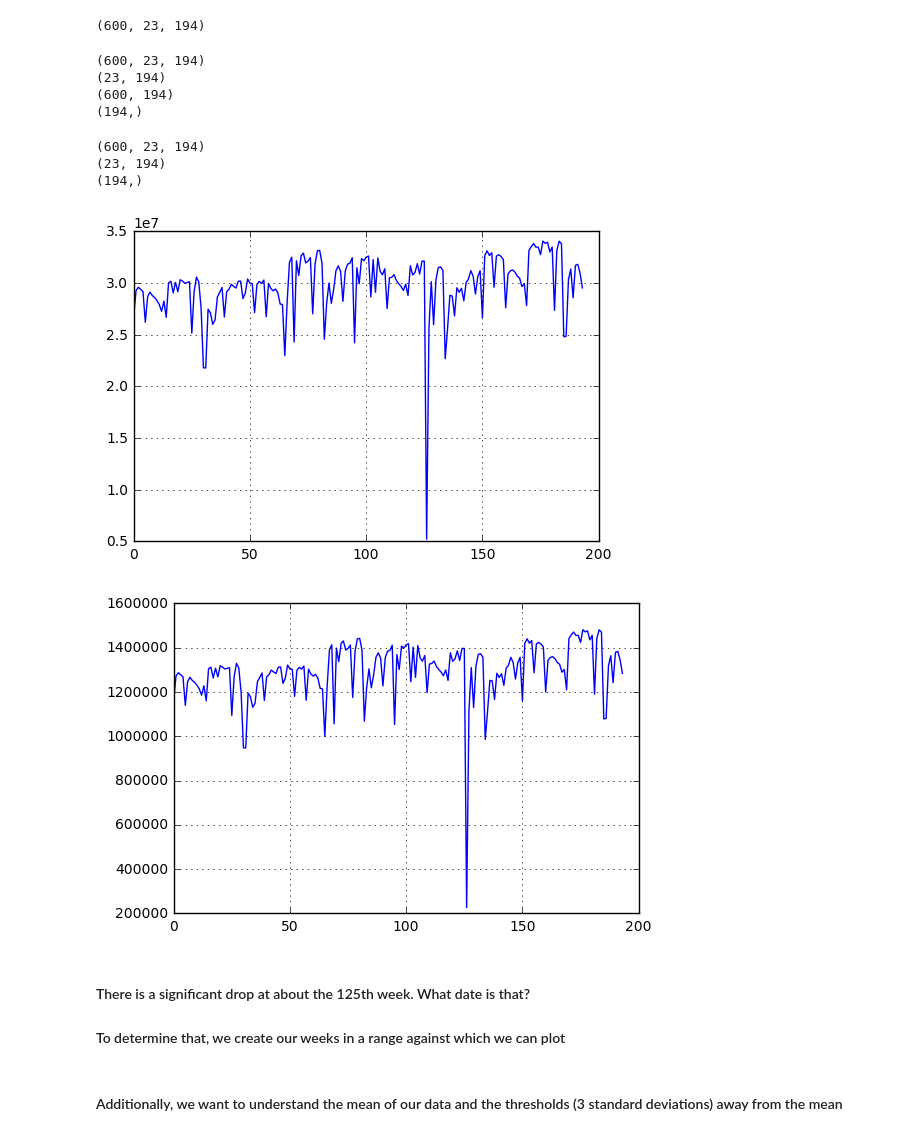
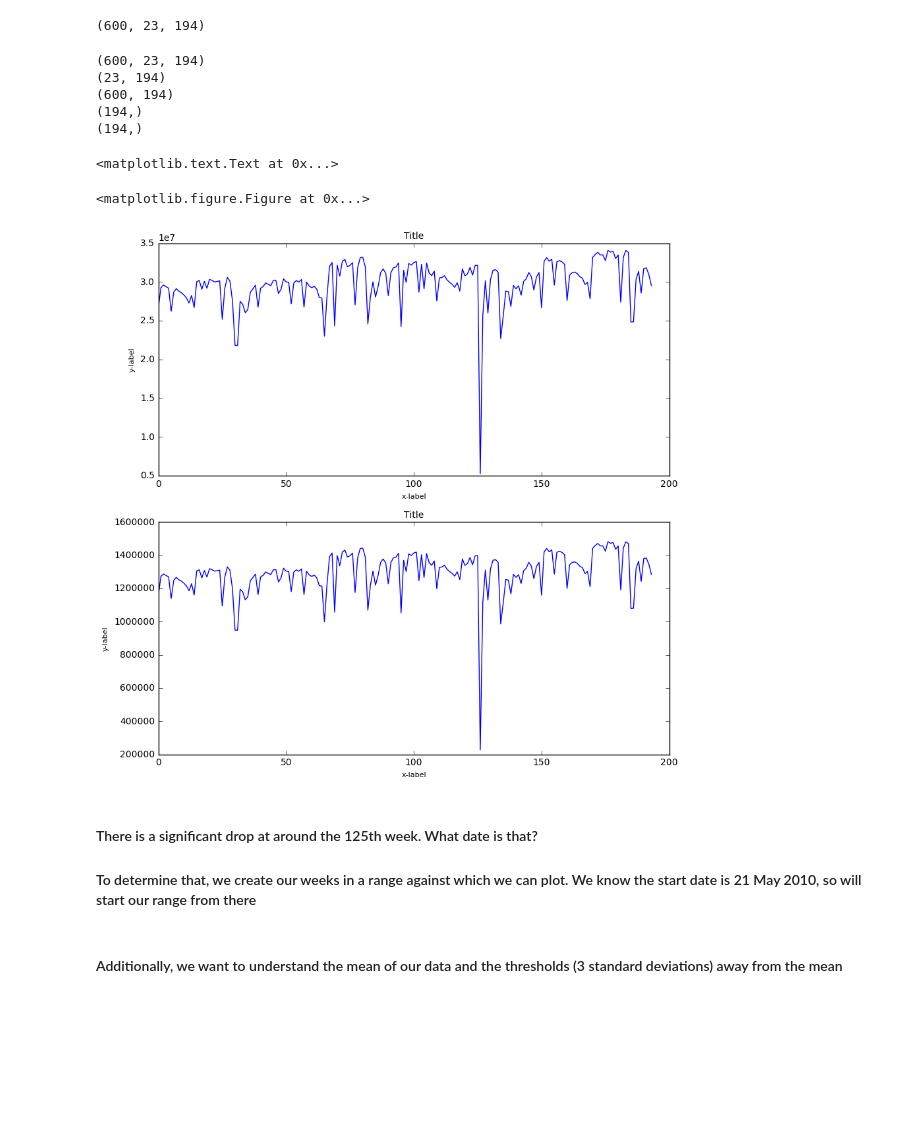
Before and after one commit to tw1574/PUI2016_tw1574, a Jupyter notebook: HW9_tw1574/Assignment1.ipynb, the cells around one changed output. Cells and saved outputs as stored; diff of their text form; code cells hidden in the pictures; blank space fills up the shorter version.

```diff
--- a/HW9_tw1574/Assignment1.ipynb
+++ b/HW9_tw1574/Assignment1.ipynb
@@ -41,42 +41,37 @@ print (mta_ticketsum.shape)
 mta_stationsum = np.nansum(mtarides, axis=1)
 print (mta_stationsum.shape)
 
-# finally we calculate for the week sum
+# calculate for the week sum
 mta_weeksum = np.nansum(mta_ticketsum, axis=0)
 print (mta_weeksum.shape)
+
+# calculate for the week avg
+mta_weekavg = np.average(mta_ticketsum, axis=0)
+print (mta_weekavg.shape)
 # %% [output]
 (600, 23, 194)
 (23, 194)
 (600, 194)
 (194,)
+(194,)
-# %%
-print (mtarides.shape)
-
-# first get the avg for all ticket types
-mta_ticketavg = np.average(mtarides, axis=0)
-print (mta_ticketavg.shape)
-
-# finally we calculate for the week avg
-mta_weekavg = np.average(mta_ticketsum, axis=0)
-print (mta_weekavg.shape)
-# %% [output]
-(600, 23, 194)
-(23, 194)
-(194,)
-# %%
-pl.plot(mta_weeksum)
-pl.grid(True)
-pl.show()
-# %% [output]
-[figure, removed]
-# %%
-pl.plot(mta_weekavg)
-pl.grid(True)
-pl.show()
-# %% [output]
-[figure, removed]
+# %%
+fig = pl.figure(figsize = (10,20));
+fig, (ax1, ax2) = plt.subplots(nrows=2, ncols=1, figsize=(10,10))
+ax1.plot(mta_weeksum)
+ax1.set_xlabel('x-label', fontsize=8)
+ax1.set_ylabel('y-label', fontsize=8)
+ax1.set_title('Title', fontsize=10)
+
+ax2.plot(mta_weekavg)
+ax2.set_xlabel('x-label', fontsize=8)
+ax2.set_ylabel('y-label', fontsize=8)
+ax2.set_title('Title', fontsize=10)
+# %% [output]
+<matplotlib.text.Text at 0x...>
+<matplotlib.figure.Figure at 0x...>
+[figure, added]
 # %% [markdown]
-#### There is a significant drop at about the 125th week.  What date is that?
+#### There is a significant drop at around the 125th week.  What date is that?
 
-#### To determine that, we create our weeks in a range against which we can plot
+#### To determine that, we create our weeks in a range against which we can plot.  We know the start date is 21 May 2010, so will start our range from there
 # %%
```
Also changed, not shown: parts of 6 cells of this notebook.
